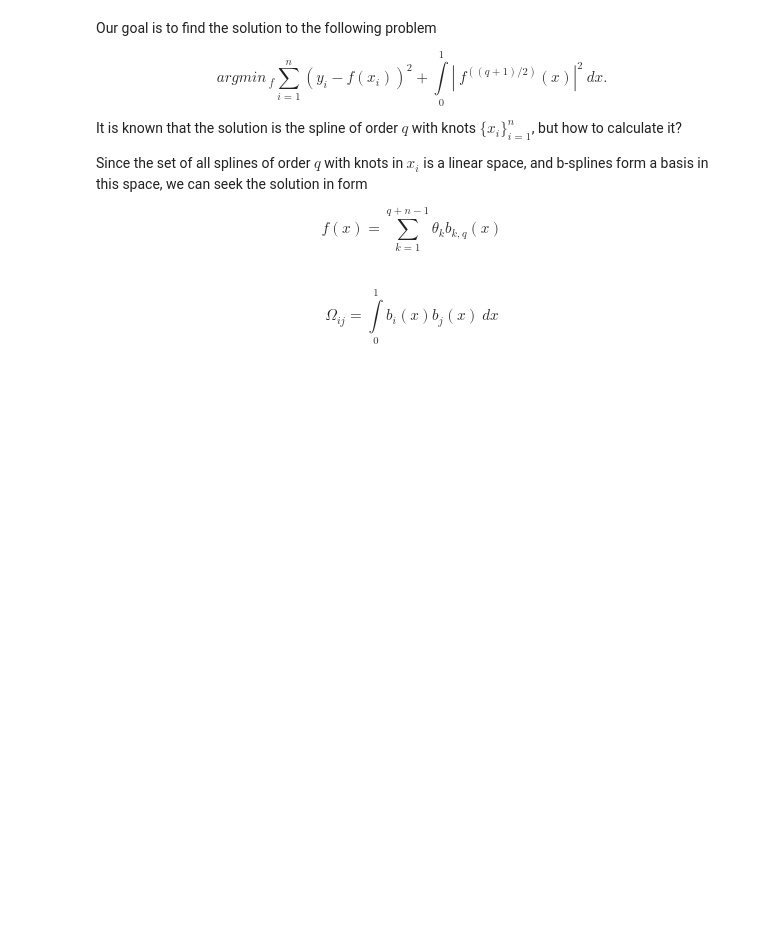
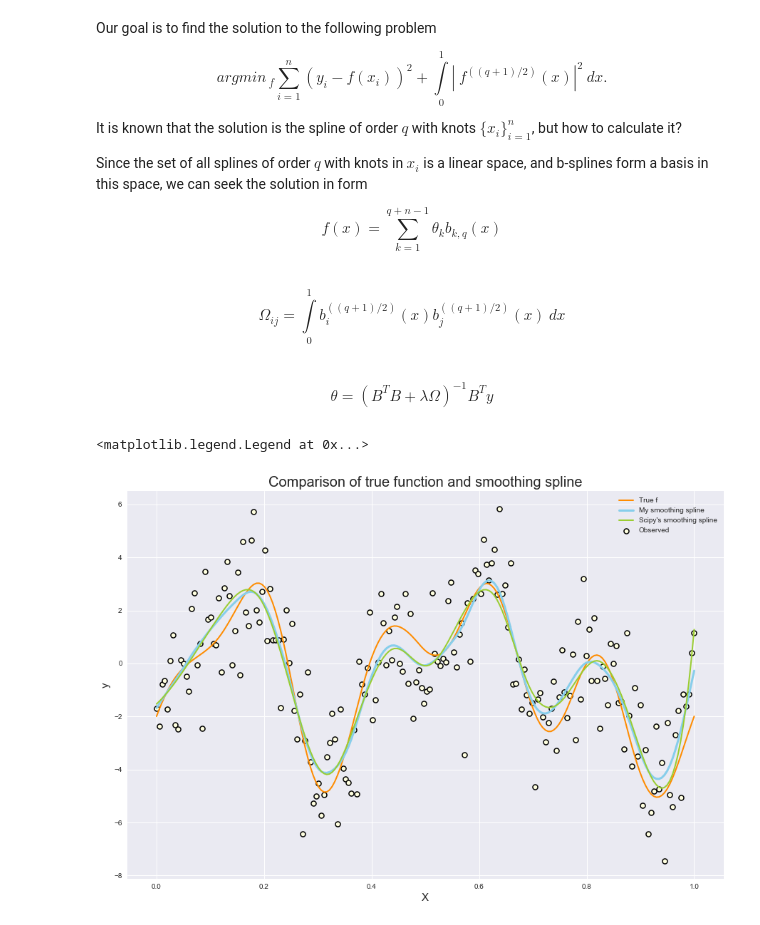
Before and after one commit to mishgon/smoothing_splines, a Jupyter notebook: smoothing_splines.ipynb, the cells around one changed output. Cells and saved outputs as stored; diff of their text form; code cells hidden in the pictures; blank space fills up the shorter version.

```diff
--- a/smoothing_splines.ipynb
+++ b/smoothing_splines.ipynb
@@ -102,6 +104,10 @@ def supp(j):
         return max(a, X[j + 1] - 4 * delta), X[j + 1]
     else:
         return b - (q - (j + 1 - n)) * delta, b
+
+# s-th derivative of b_j
+def der(x, j, s):
+    return spalde(x, (knots, coef[j, :], q))[s]
 # %%
 # Initialization of matrix B, B_ij = b_j(x_i)
 B = np.zeros((n, n + q - 1))
@@ -109,15 +115,43 @@ for j in range(n + q - 1):
     B[:, j] = bspline(X, j)
 # %% [markdown]
 $$
-\Omega_{ij} = \int\limits_{0}^1 b_i(x) b_j(x)\ dx
+\Omega_{ij} = \int\limits_{0}^1 b_i^{((q + 1)/2)}(x) b_j^{((q + 1)/2)}(x)\ dx
 $$
 # %%
 # Initialization of matrix Omega
 from scipy.integrate import quad
 
 Omega = np.zeros((n + q - 1, n + q - 1))
+s = int((q + 1) / 2)
 for i in range(n + q - 1):
     for j in range(max(0, i - 3), i + 1):
-        Omega[i, j] = quad(lambda x: bspline(x, i) * bspline(x, j), a=supp(i)[0], b=supp(i)[1])[0]
+        Omega[i, j] = quad(lambda x: der(x, i, s) * der(x, j, s), a=supp(i)[0], b=supp(i)[1])[0]
 
 Omega = Omega + Omega.T - np.diag(np.diag(Omega))
+# %% [markdown]
+$$
+\theta = (B^T B + \lambda \Omega)^{-1} B^T y
+$$
+# %%
+from numpy.linalg import inv
+
+lmbd = 0.5*1e-4 # smoothing parameter (adjusting)
+theta = np.dot(inv(np.dot(B.T, B) + lmbd * Omega), np.dot(B.T, y)) # coefficients of smoothing spline
+my_smoothing_spline = np.dot(B, theta) # smoothing spline at data points
+# %%
+# let's compare our spline with scipy's spline
+spl = UnivariateSpline(X, y, s=450)
+scipy_spline = spl(X)
+# %%
+plt.figure(figsize=(15, 10))
+plt.scatter(X, y, label='Observed', s=50, edgecolors='black', c='lightyellow', lw=1.5)
+plt.plot(X, f(X), label='True f', lw=2, c='darkorange')
+plt.plot(X, my_smoothing_spline, label='My smoothing spline', lw=3, c='skyblue')
+plt.plot(X, scipy_spline, label="Scipy's smoothing spline", lw=2, c='yellowgreen')
+plt.title('Comparison of true function and smoothing spline', fontsize=20)
+plt.xlabel('X', fontsize=15)
+plt.ylabel('y', fontsize=15)
+plt.legend()
+# %% [output]
+<matplotlib.legend.Legend at 0x...>
+[figure, added]
```
Also changed, not shown: parts of 3 cells of this notebook.
